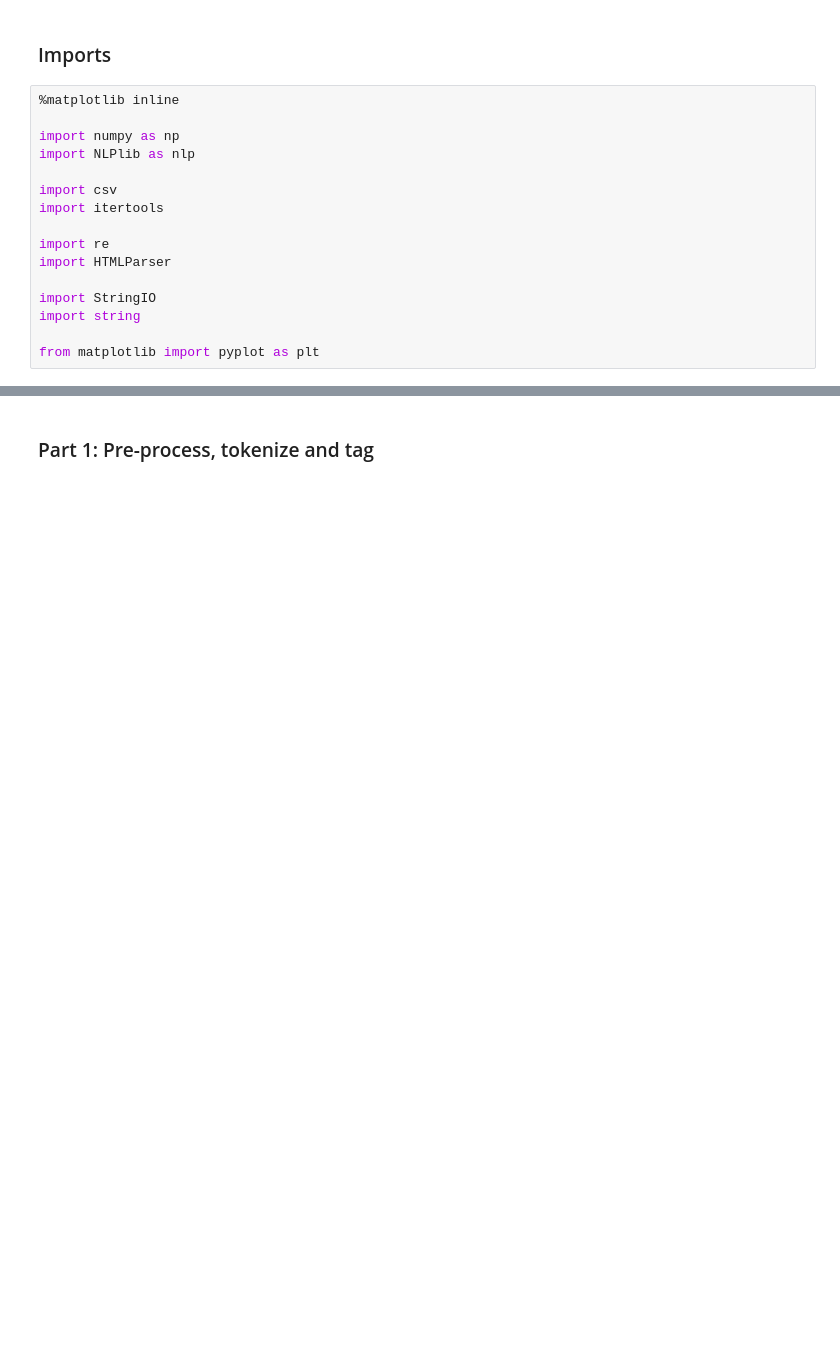
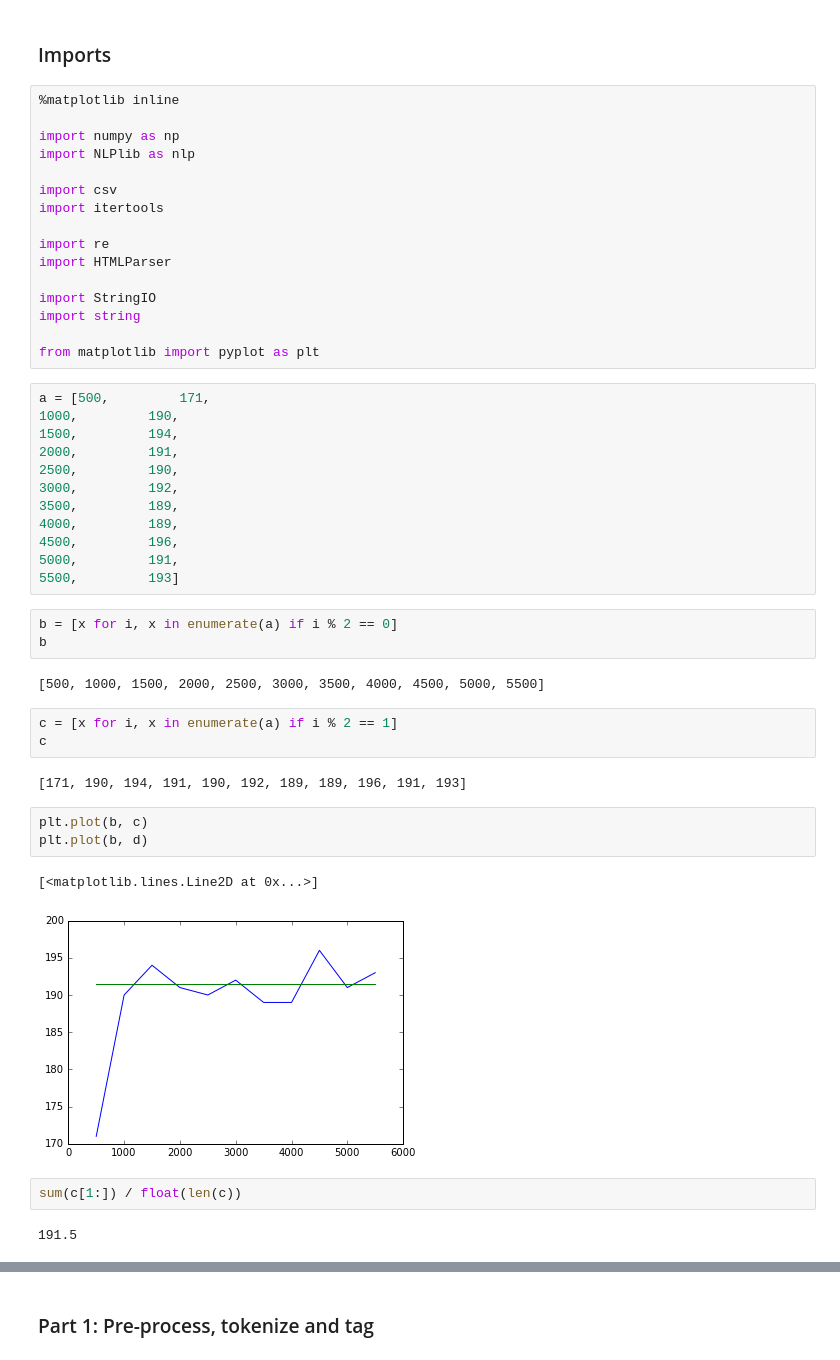
Before and after one commit to bkotzz/csc401, a Jupyter notebook: a1/sentiment_analysis.ipynb, the cells around one changed output, grey strips where cells are left out. Cells and saved outputs as stored; diff of their text form; blank space fills up the shorter version.

```diff
--- a/a1/sentiment_analysis.ipynb
+++ b/a1/sentiment_analysis.ipynb
@@ -16,3 +16,35 @@ import StringIO
 import string
 
 from matplotlib import pyplot as plt
+# %%
+a = [500,         171,
+1000,         190,
+1500,         194,
+2000,         191,
+2500,         190,
+3000,         192,
+3500,         189,
+4000,         189,
+4500,         196,
+5000,         191,
+5500,         193]
+# %%
+b = [x for i, x in enumerate(a) if i % 2 == 0]
+b
+# %% [output]
+[500, 1000, 1500, 2000, 2500, 3000, 3500, 4000, 4500, 5000, 5500]
+# %%
+c = [x for i, x in enumerate(a) if i % 2 == 1]
+c
+# %% [output]
+[171, 190, 194, 191, 190, 192, 189, 189, 196, 191, 193]
+# %%
+plt.plot(b, c)
+plt.plot(b, d)
+# %% [output]
+[<matplotlib.lines.Line2D at 0x...>]
+[figure, added]
+# %%
+sum(c[1:]) / float(len(c))
+# %% [output]
+191.5
```
Also changed, not shown: parts of 8 cells of this notebook, 4 other files.
